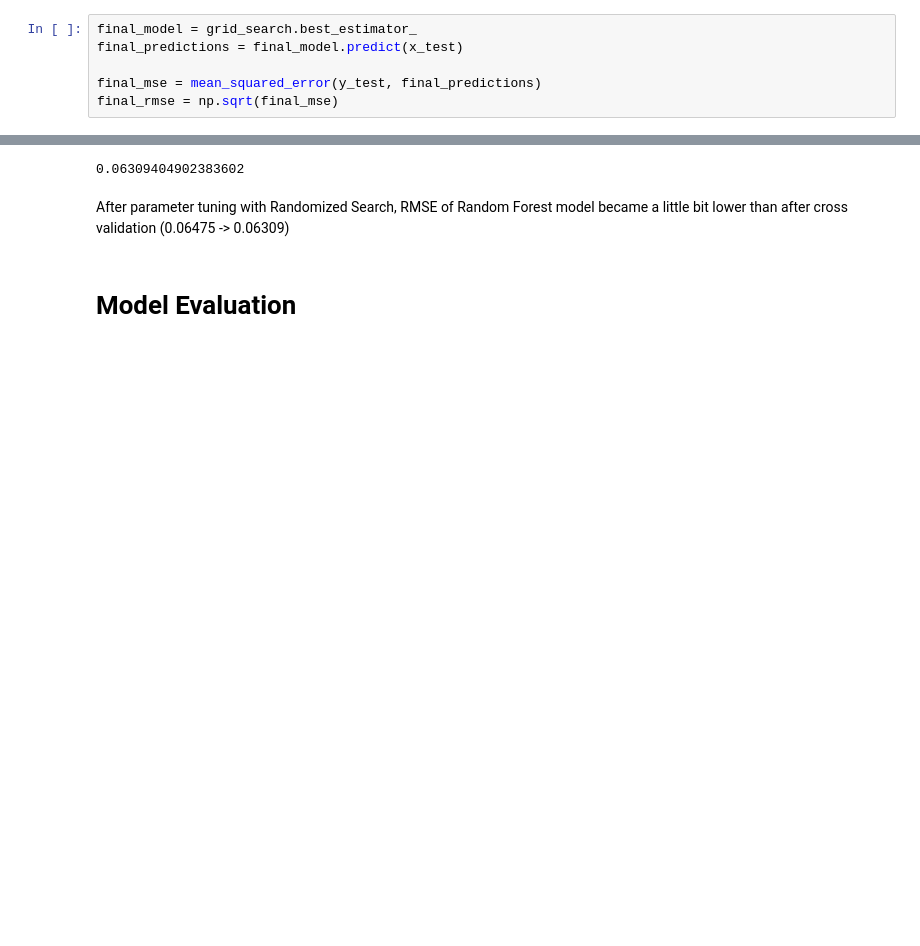
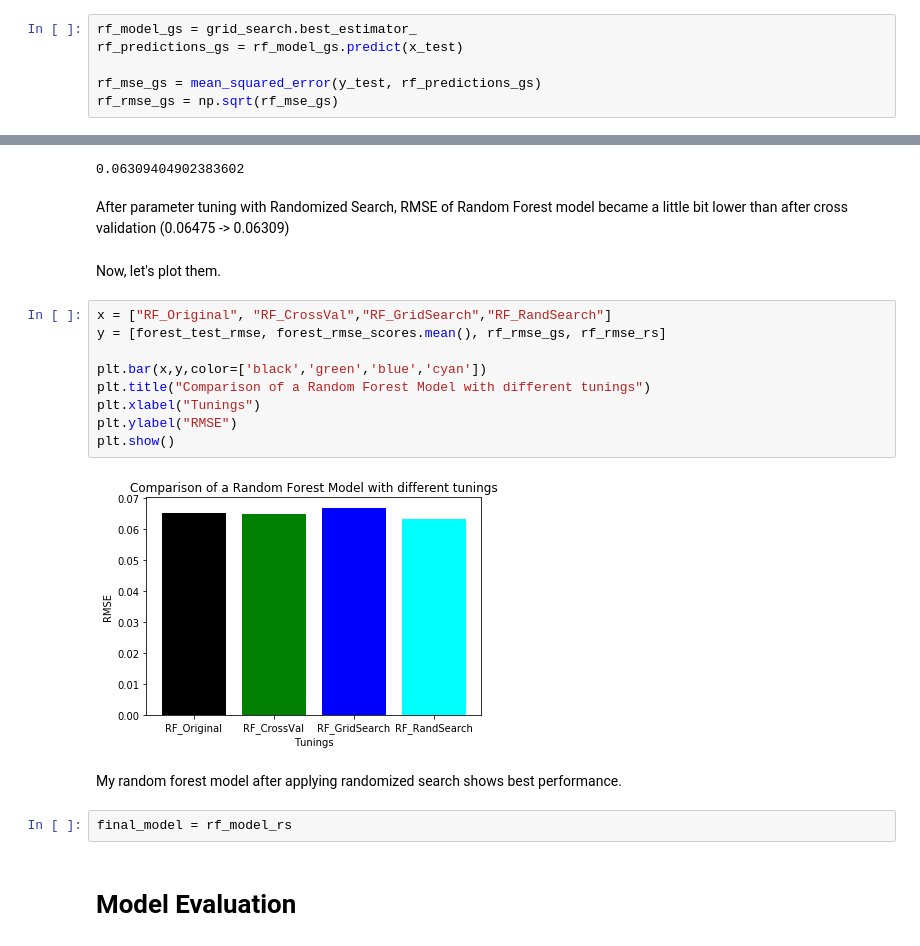
Before and after one commit to EndlessJoon/ML-Nanodegree, a Jupyter notebook: capstone/capstone.ipynb, the cells around one changed output, grey strips where cells are left out. Cells and saved outputs as stored; diff of their text form; blank space fills up the shorter version.

```diff
--- a/capstone/capstone.ipynb
+++ b/capstone/capstone.ipynb
@@ -484,8 +522,8 @@ sorted(zip(feature_importances, X), reverse=True)
  (0.046444777150929054, 'LOR '),
  (0.04252379063845742, 'Research')]
 # %%
-final_model = grid_search.best_estimator_
-final_predictions = final_model.predict(x_test)
+rf_model_gs = grid_search.best_estimator_
+rf_predictions_gs = rf_model_gs.predict(x_test)
 
-final_mse = mean_squared_error(y_test, final_predictions)
-final_rmse = np.sqrt(final_mse)
+rf_mse_gs = mean_squared_error(y_test, rf_predictions_gs)
+rf_rmse_gs = np.sqrt(rf_mse_gs)
@@ -558,6 +596,23 @@ final_rmse
 0.06309404902383602
 # %% [markdown]
 After parameter tuning with Randomized Search, RMSE of Random Forest model became a little bit lower than after cross validation (0.06475 -> 0.06309)
+# %% [markdown]
+Now, let's plot them.
+# %%
+x = ["RF_Original", "RF_CrossVal","RF_GridSearch","RF_RandSearch"]
+y = [forest_test_rmse, forest_rmse_scores.mean(), rf_rmse_gs, rf_rmse_rs]
+
+plt.bar(x,y,color=['black','green','blue','cyan'])
+plt.title("Comparison of a Random Forest Model with different tunings")
+plt.xlabel("Tunings")
+plt.ylabel("RMSE")
+plt.show()
+# %% [output]
+[figure, added]
+# %% [markdown]
+My random forest model after applying randomized search shows best performance.
+# %%
+final_model = rf_model_rs
 # %% [markdown]
 # Model Evaluation
 # %% [markdown]
```
Also changed, not shown: parts of 23 cells of this notebook.
